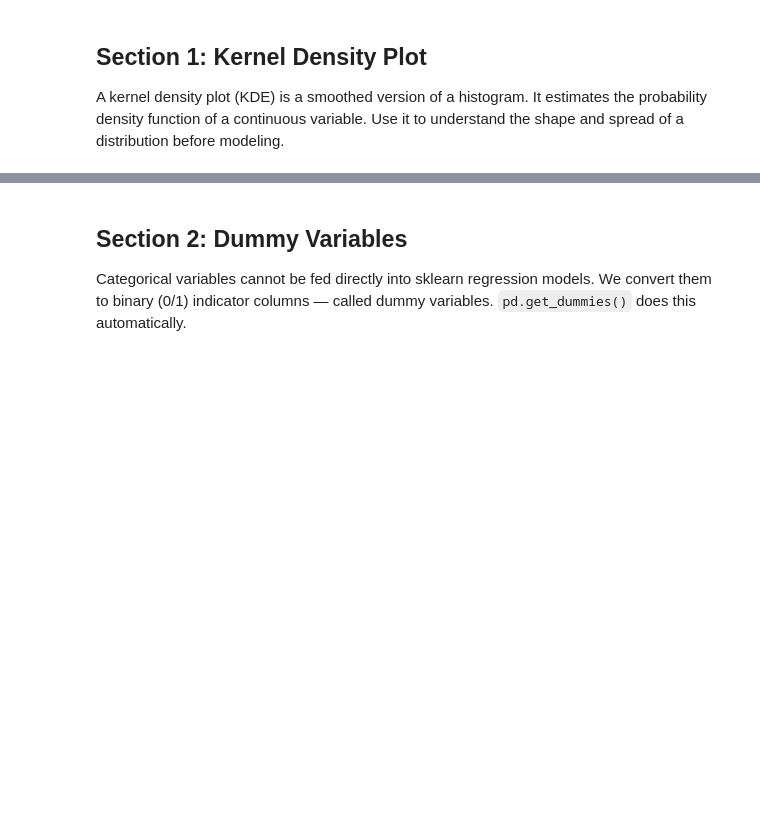
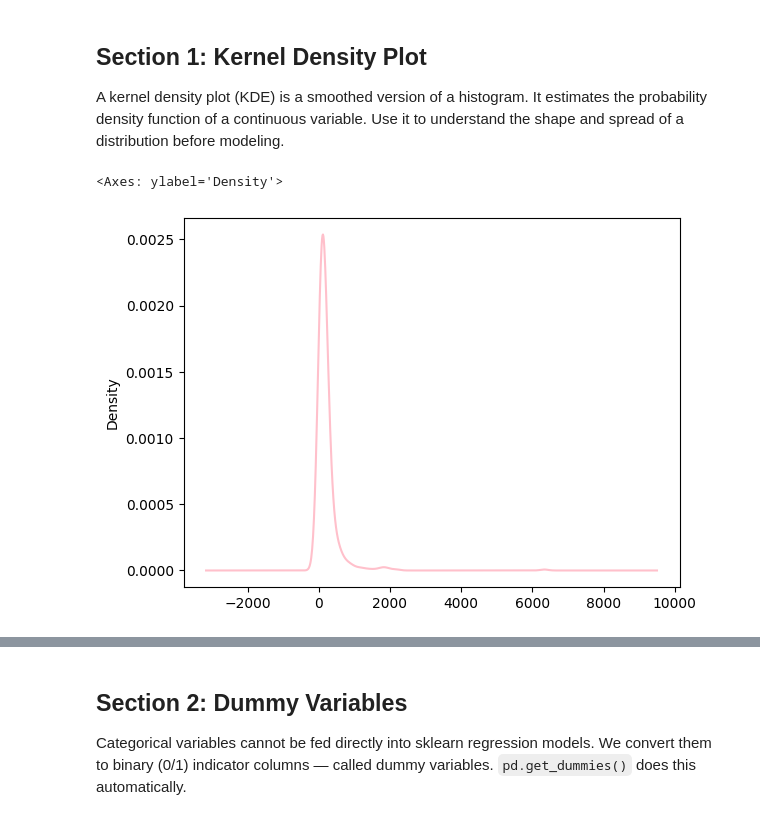
Before and after one commit to msm4eh/week_8, a Jupyter notebook: makeup_regression.ipynb, the cells around one changed output, grey strips where cells are left out. Saved outputs shown, nothing was run; the diff lists cells and outputs as text; code cells hidden in the pictures; blank space fills up the shorter version.

```diff
--- a/makeup_regression.ipynb
+++ b/makeup_regression.ipynb
@@ -31,3 +51,4 @@ y = facebook_metrics.data.targets.copy()
 # %%
 # Combine for easier exploration, using concat to keep features and target together
-df = ...
+df = pd.concat([X, y], axis=1)
+df.head()
@@ -37,6 +65,9 @@ df = ...
 A kernel density plot (KDE) is a smoothed version of a histogram. It estimates the probability density function of a continuous variable. Use it to understand the shape and spread of a distribution before modeling.
 # %%
 # The raw distribution is heavily right-skewed — a common problem in regression.
-df[
+df["Total Interactions"].plot.kde(color="pink")
+# %% [output]
+<Axes: ylabel='Density'>
+[figure, added]
 # %%
 # Let's also look at Page total likes
```
Also changed, not shown: parts of 8 cells of this notebook.
